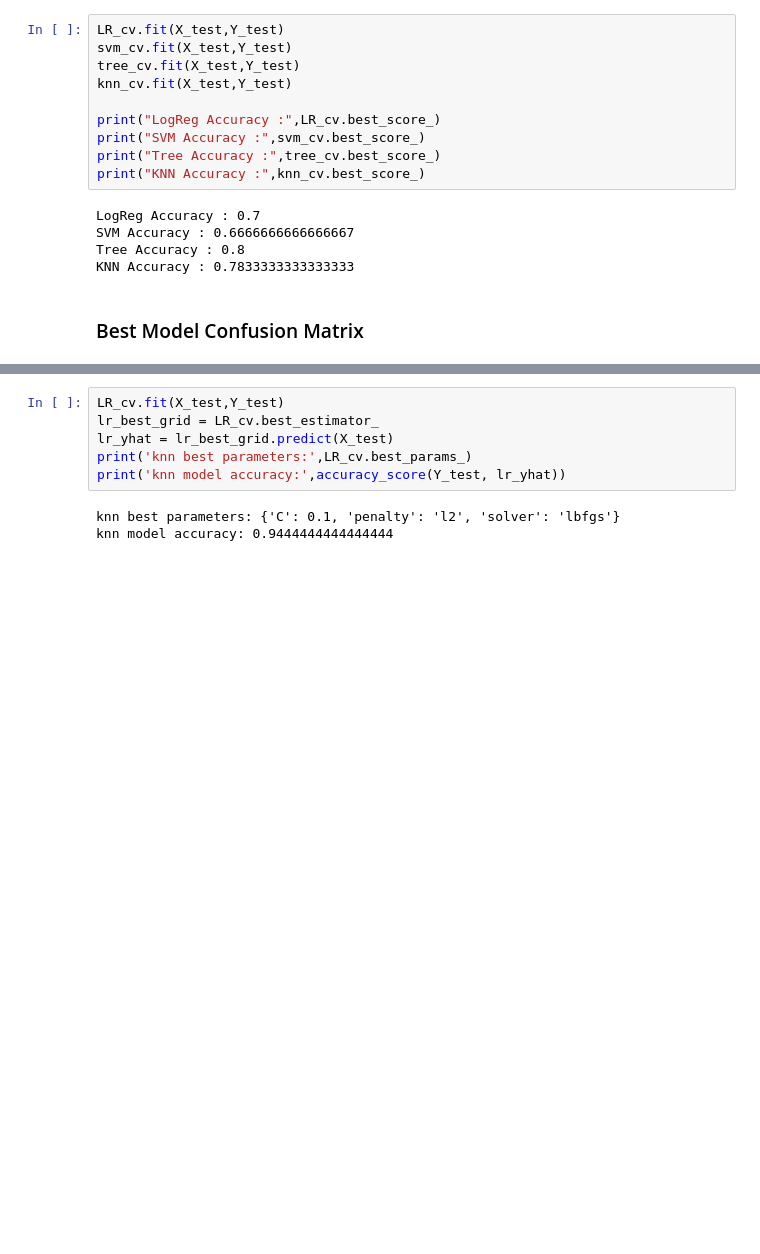
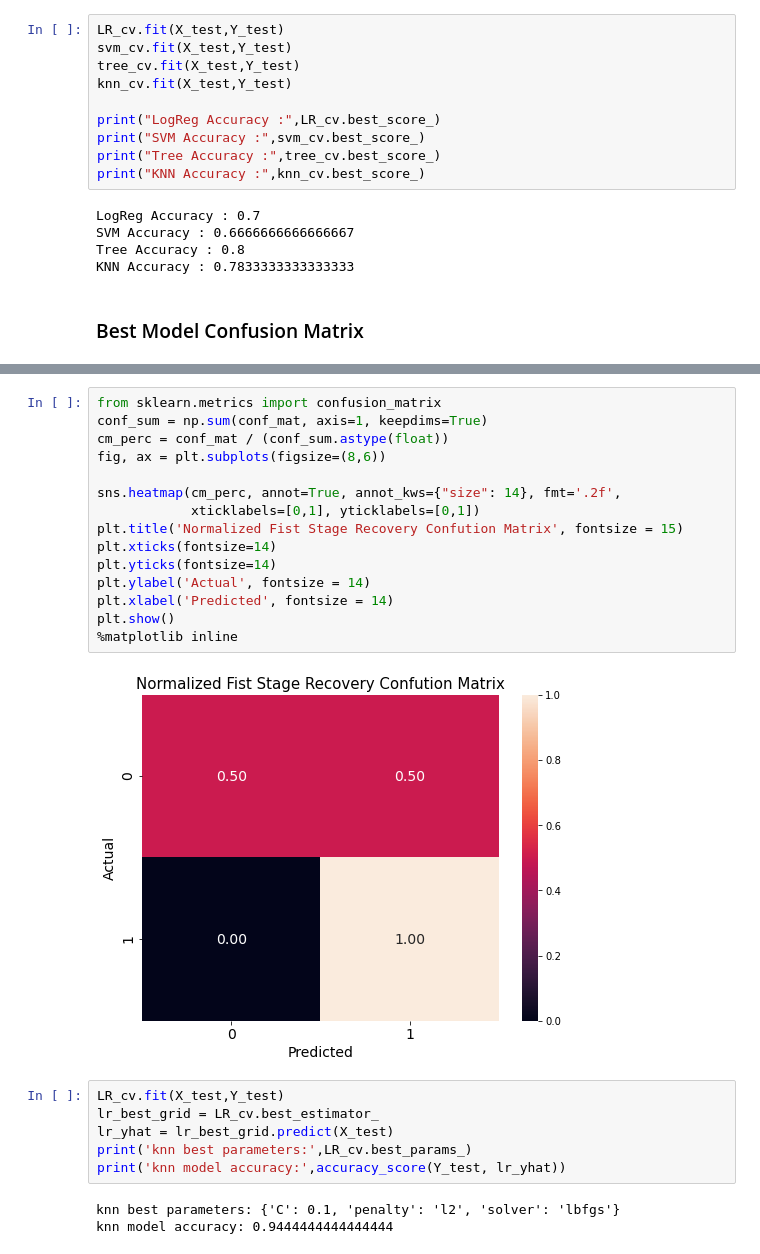
Before and after one commit to stricje1/Data_Science_Capstone, a Jupyter notebook: Predictive Model.ipynb, the cells around one changed output, grey strips where cells are left out. Saved outputs shown, nothing was run; the diff lists cells and outputs as text; blank space fills up the shorter version.

```diff
--- a/Predictive Model.ipynb
+++ b/Predictive Model.ipynb
@@ -560,6 +561,23 @@ print (classification_report(Y_test, knn_yhat))
     accuracy                           0.78        18
    macro avg       0.86      0.75      0.75        18
 weighted avg       0.84      0.78      0.76        18
+# %%
+from sklearn.metrics import confusion_matrix
+conf_sum = np.sum(conf_mat, axis=1, keepdims=True)
+cm_perc = conf_mat / (conf_sum.astype(float))
+fig, ax = plt.subplots(figsize=(8,6))
+
+sns.heatmap(cm_perc, annot=True, annot_kws={"size": 14}, fmt='.2f',
+            xticklabels=[0,1], yticklabels=[0,1])
+plt.title('Normalized Fist Stage Recovery Confution Matrix', fontsize = 15)
+plt.xticks(fontsize=14)
+plt.yticks(fontsize=14)
+plt.ylabel('Actual', fontsize = 14)
+plt.xlabel('Predicted', fontsize = 14)
+plt.show()
+%matplotlib inline
+# %% [output]
+[figure, added]
 # %%
 LR_cv.fit(X_test,Y_test)
 lr_best_grid = LR_cv.best_estimator_
```
Also changed, not shown: parts of 1 cell of this notebook.
